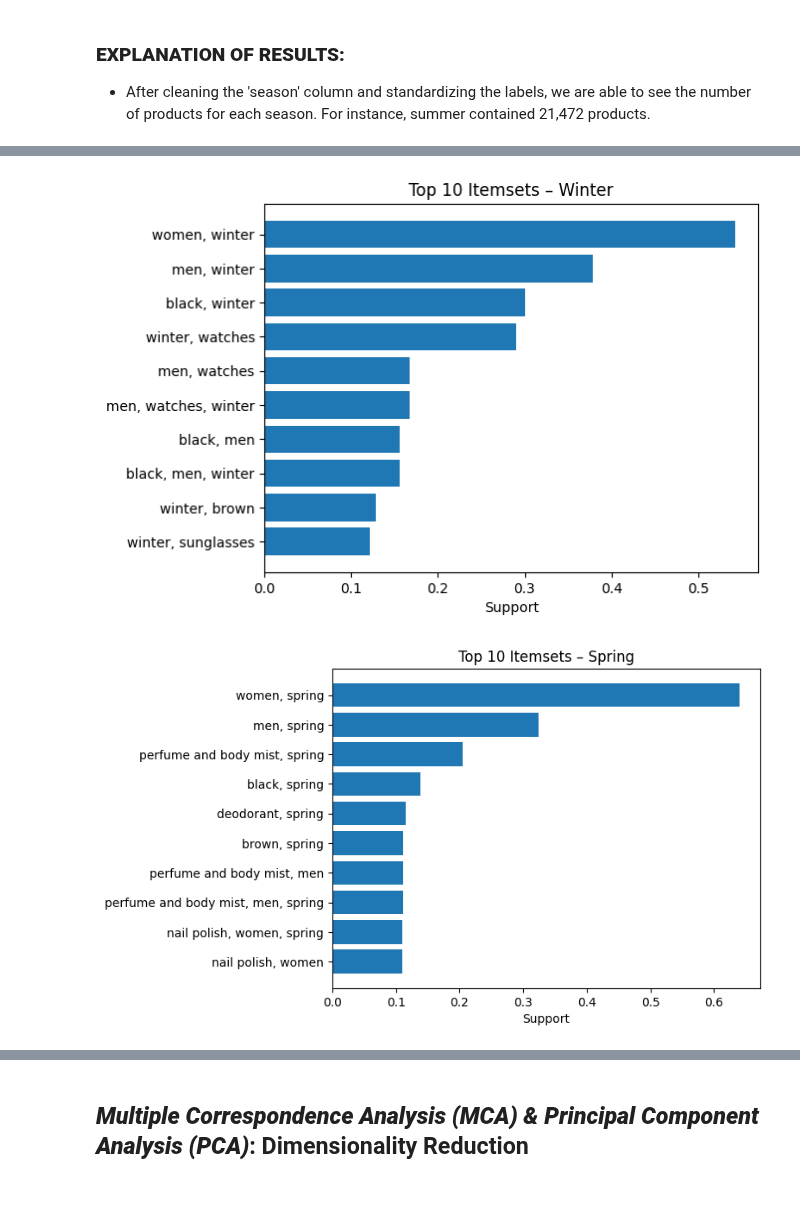
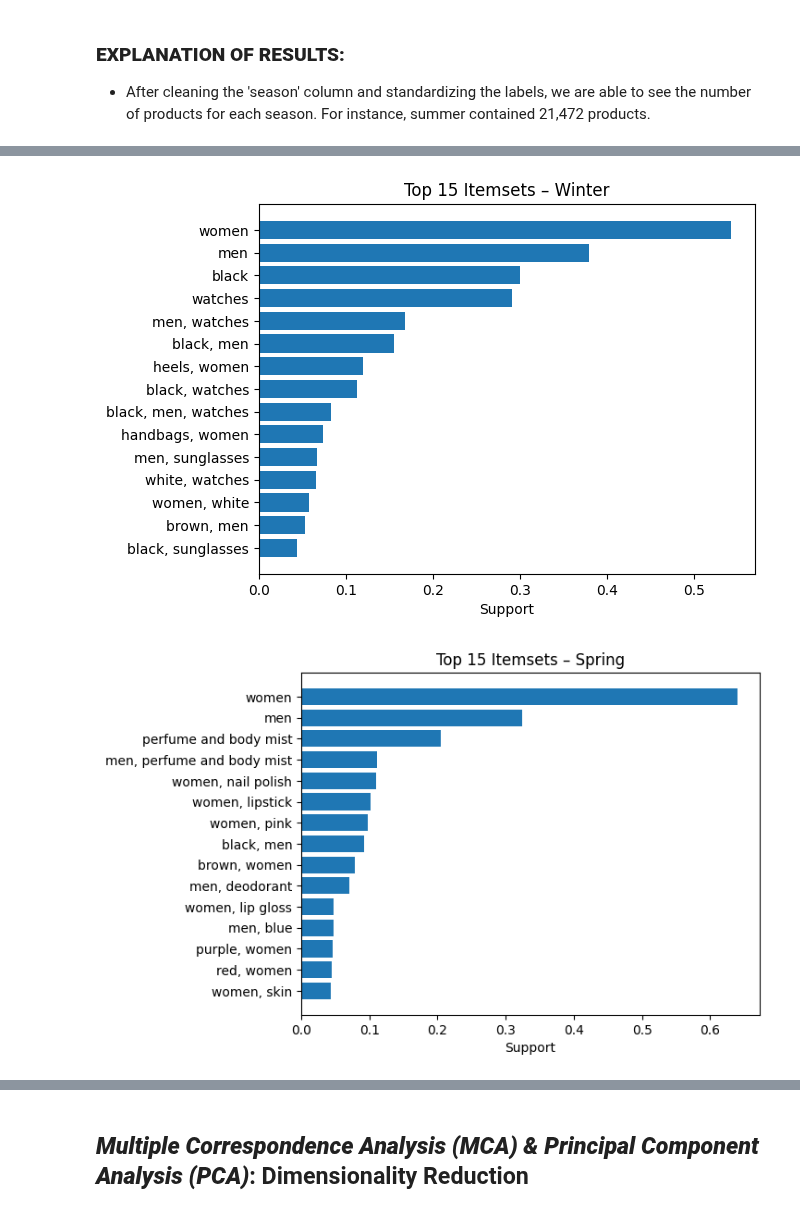
Before and after one commit to lenadahee/SI671-project, a Jupyter notebook: notebooks/671_Team_RLV_Code.ipynb, the cells around one changed output, grey strips where cells are left out. Saved outputs shown, nothing was run; the diff lists cells and outputs as text; code cells hidden in the pictures.

Commit message:
Added extra context for itemsets and K-means. No major changes to existing analyses/ format.

```diff
--- a/notebooks/671_Team_RLV_Code.ipynb
+++ b/notebooks/671_Team_RLV_Code.ipynb
@@ -296,7 +310,7 @@ styles_winter = styles[styles['season'] == 'winter']
 styles_spring = styles[styles['season'] == 'spring']
 styles_fall   = styles[styles['season'] == 'fall']
 # %%
-cols = ['gender','articleType', 'baseColour', 'season'] #removed masterCategory & subCategory & year from list
+cols = ['gender','articleType', 'baseColour'] #removed masterCategory & subCategory & year from list
 
 def build_transactions(df):
     subset = df[cols].astype(str).fillna('na')
@@ -319,7 +333,7 @@ def run_apriori(transactions, label):
     ))
     print("Number of rules:", len(rules))
     # convert to itemsets
-    itemsets = [(tuple(r.items), r.support) for r in rules if len(r.items) > 1]
+    itemsets = [(tuple(r.items), r.support) for r in rules]
     df = pd.DataFrame(itemsets, columns=['items','support']).sort_values('support', ascending=False)
     return df
 
@@ -347,14 +361,29 @@ Number of rules: 168
 - 194 (spring)
 # %%
 topN = 25
+
 summer_sets = set(freq_summer.head(topN)['items'])
 winter_sets = set(freq_winter.head(topN)['items'])
 spring_sets = set(freq_spring.head(topN)['items'])
 fall_sets   = set(freq_fall.head(topN)['items'])
 
-# Example: Jaccard Similarity (how much overlap)
-intersection = len(summer_sets.intersection(winter_sets))
-union = len(summer_sets.union(winter_sets))
-similarity = intersection / union if union else 0
-print(f"Summer vs Winter Jaccard Similarity: {similarity:.2f}")
+def jaccard(a, b):
+    inter = len(a.intersection(b))
+    union = len(a.union(b))
+    return inter / union if union else 0
+
+season_sets = {
+    "Summer": summer_sets,
+    "Winter": winter_sets,
+    "Spring": spring_sets,
+    "Fall":   fall_sets
+}
+
+# Build DataFrame
+df = pd.DataFrame(
+    {s1: {s2: jaccard(season_sets[s1], season_sets[s2]) for s2 in season_sets}
+     for s1 in season_sets}
+)
+
+print(df.round(3))
 # %% [output]
@@ -425,5 +458,5 @@ Top Fall Itemsets:
 # %%
-def plot_top(df, label, n=10):
+def plot_top(df, label, n=15):
     plt.barh(range(n), df['support'].head(n)[::-1])
     plt.yticks(range(n), [", ".join(i) for i in df['items'].head(n)][::-1])
     plt.xlabel('Support')
@@ -439,2 +472,2 @@ plot_top(freq_fall, 'Fall')
-[figure, old version]
+[figure, new version]
-[figure, old version]
+[figure, new version]
```
Also changed, not shown: parts of 29 cells of this notebook.
